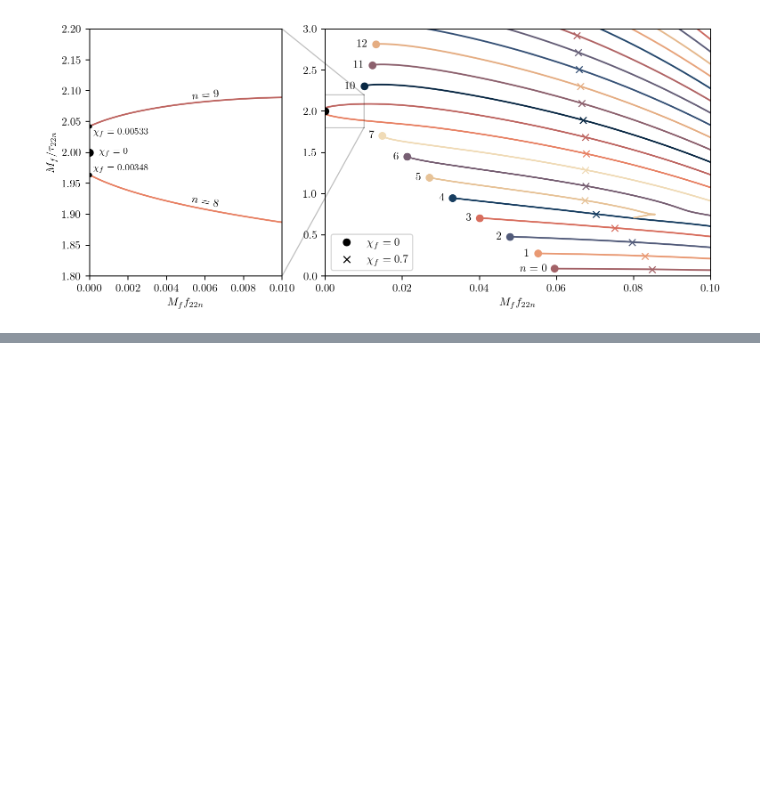
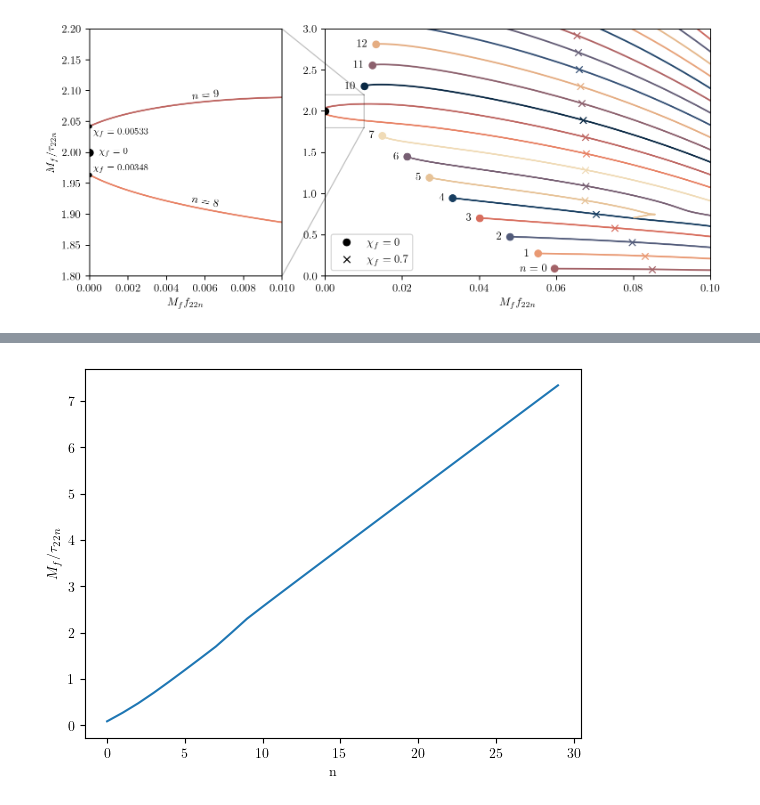
Before and after one commit to eliotfinch/qnmfits, a Jupyter notebook: examples/qnm_taxonomy.ipynb, the cells around one changed output, grey strips where cells are left out. Cells and saved outputs as stored; diff of their text form; code cells hidden in the pictures; blank space fills up the shorter version.

```diff
--- a/examples/qnm_taxonomy.ipynb
+++ b/examples/qnm_taxonomy.ipynb
@@ -409,0 +435,22 @@ fig.savefig('qnm_multiplet_taxonomy.png', bbox_inches='tight')
+# %%
+# A couple of duplicates?
+
+# Cut the frequencies that appear to be duplicates
+n_list_sorted_cut = []
+im_list_sorted_cut = []
+
+previous_im = -1
+for n, im in zip(n_list_sorted, im_list_sorted):
+    if abs(im-previous_im) > 0.01:
+        n_list_sorted_cut.append(n)
+        im_list_sorted_cut.append(im)
+        previous_im = im
+
+fig, ax = plt.subplots()
+
+ax.plot(im_list_sorted_cut[:30])
+
+ax.set_xlabel('n')
+_ = ax.set_ylabel('$M_f/ \\tau_{22n}$')
+# %% [output]
+[figure, added]
```
Also changed, not shown: parts of 6 cells of this notebook.
